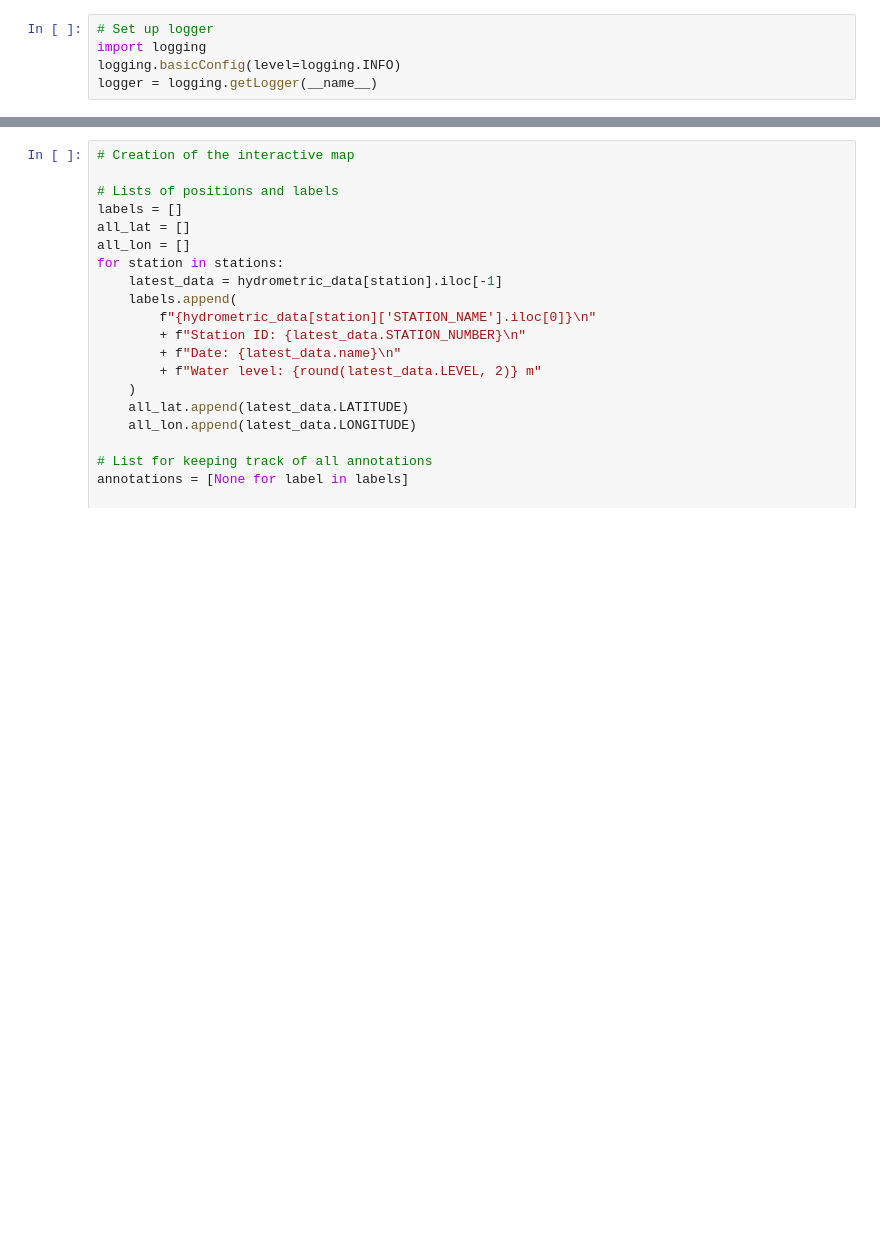
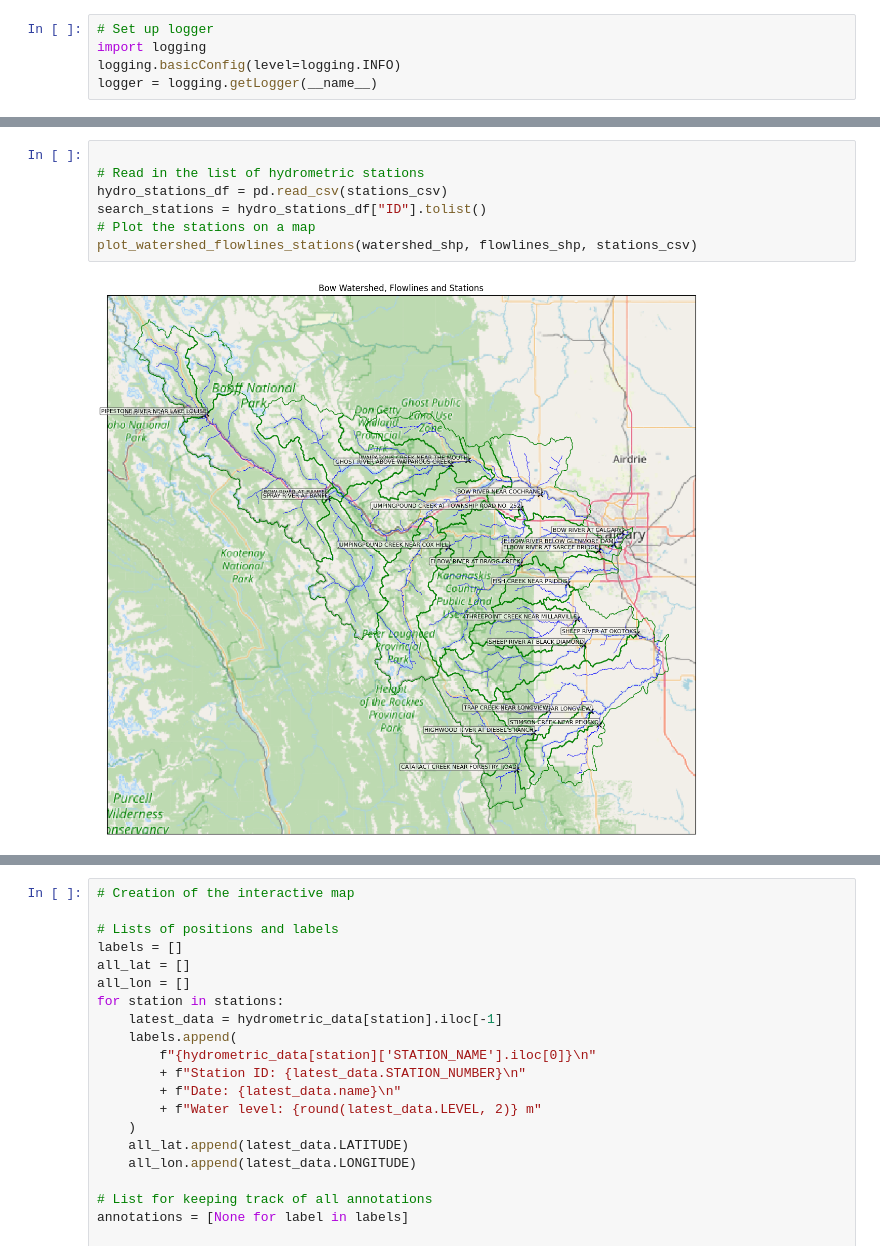
Before and after one commit to DaveCasson/ForecastFloodImpact, a Jupyter notebook: notebooks/access_hydro_observations.ipynb, the cells around one changed output, grey strips where cells are left out. Drawn from its saved outputs; the diff is of its cells as text; blank space fills up the shorter version.

```diff
--- a/notebooks/access_hydro_observations.ipynb
+++ b/notebooks/access_hydro_observations.ipynb
@@ -260,0 +55,9 @@ def retrieve_historic_data(stations, bbox, start_date, end_date, output_dir, out
+# %%
+
+# Read in the list of hydrometric stations
+hydro_stations_df = pd.read_csv(stations_csv)
+search_stations = hydro_stations_df["ID"].tolist()
+# Plot the stations on a map
+plot_watershed_flowlines_stations(watershed_shp, flowlines_shp, stations_csv)
+# %% [output]
+[figure, added]
```
Also changed, not shown: parts of 13 cells of this notebook, 5 other files.
